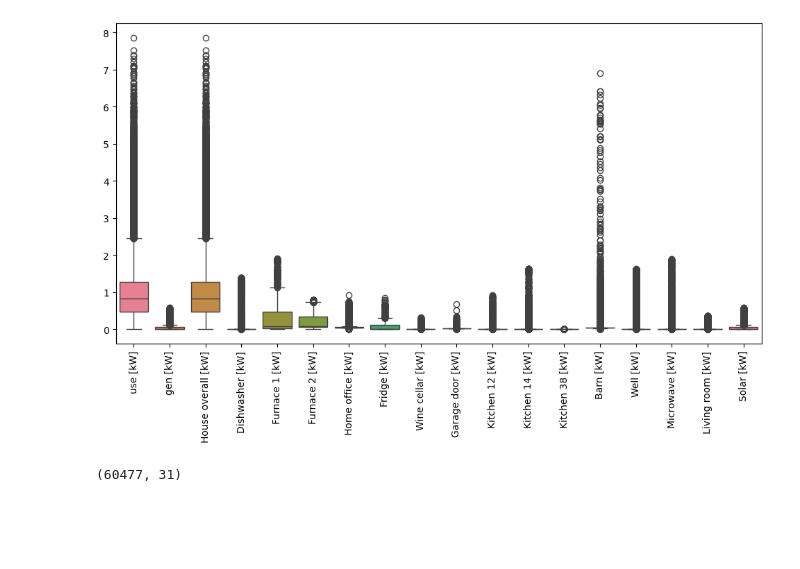
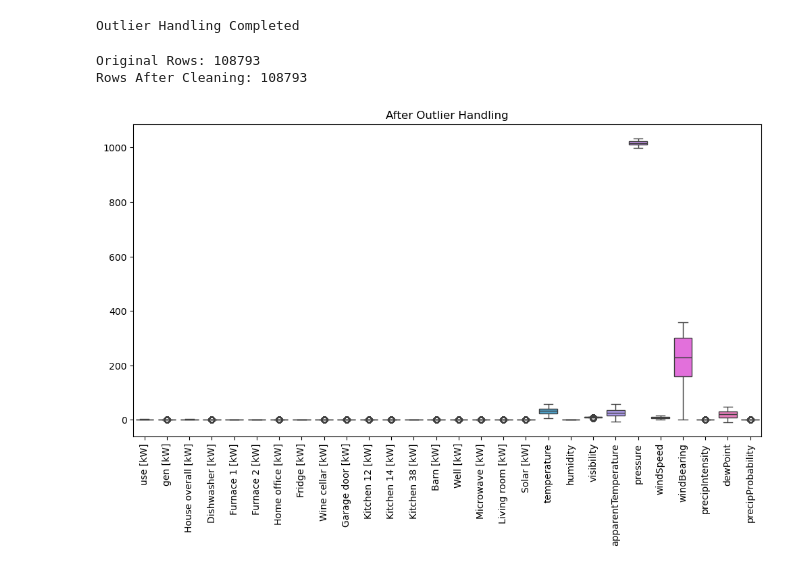
Before and after one commit to mailech/SmartEnergy-Consumption, a Jupyter notebook: NewData.ipynb, the cells around one changed output. Drawn from its saved outputs; the diff is of its cells as text; code cells hidden in the pictures; blank space fills up the shorter version.

```diff
--- a/NewData.ipynb
+++ b/NewData.ipynb
@@ -94,0 +26,4 @@ energy_cols
+# %%
+df = df.ffill()
+
+print("Remaining Missing Values:", df.isnull().sum().sum())
@@ -94,0 +32,5 @@ energy_cols
+# %%
+numeric_cols = df.select_dtypes(include=np.number).columns
+df = df[numeric_cols]
+
+print("Numeric Columns Count:", len(numeric_cols))
@@ -95,6 +39,10 @@ energy_cols
 # %%
-mean_vals = df[energy_cols].mean()
-std_vals = df[energy_cols].std()
+mean_vals = df.mean()
+std_vals = df.std()
 
-mean_vals
+print("Mean Values:")
+display(mean_vals)
+
+print("Standard Deviation Values:")
+display(std_vals)
 # %% [output]
@@ -120,16 +85,28 @@ dtype: float64
+# %%
+for col in df.columns:
+    upper = mean_vals[col] + (2 * std_vals[col])
+    lower = mean_vals[col] - (2 * std_vals[col])
+
+    df[col] = np.where(df[col] > upper, upper, df[col])
+    df[col] = np.where(df[col] < lower, lower, df[col])
+
+print("Outlier Handling Completed")
+# %% [output]
+Outlier Handling Completed
+# %%
+original_rows = pd.read_csv("HomeC.csv", low_memory=False).shape[0]
+cleaned_rows = df.shape[0]
+
+print("Original Rows:", original_rows)
+print("Rows After Cleaning:", cleaned_rows)
+# %% [output]
+Original Rows: 108793
+Rows After Cleaning: 108793
 # %%
 plt.figure(figsize=(12,6))
-sns.boxplot(data=df[energy_cols])
+sns.boxplot(data=df)
 plt.xticks(rotation=90)
+plt.title("After Outlier Handling")
 plt.show()
 # %% [output]
-[figure, old version]
+[figure, new version]
-# %%
-threshold = mean_vals + (2 * std_vals)
-
-for col in energy_cols:
-    df = df[df[col] <= threshold[col]]
-
-df.shape
-# %% [output]
-(60477, 31)
```
Also changed, not shown: parts of 21 cells of this notebook.
